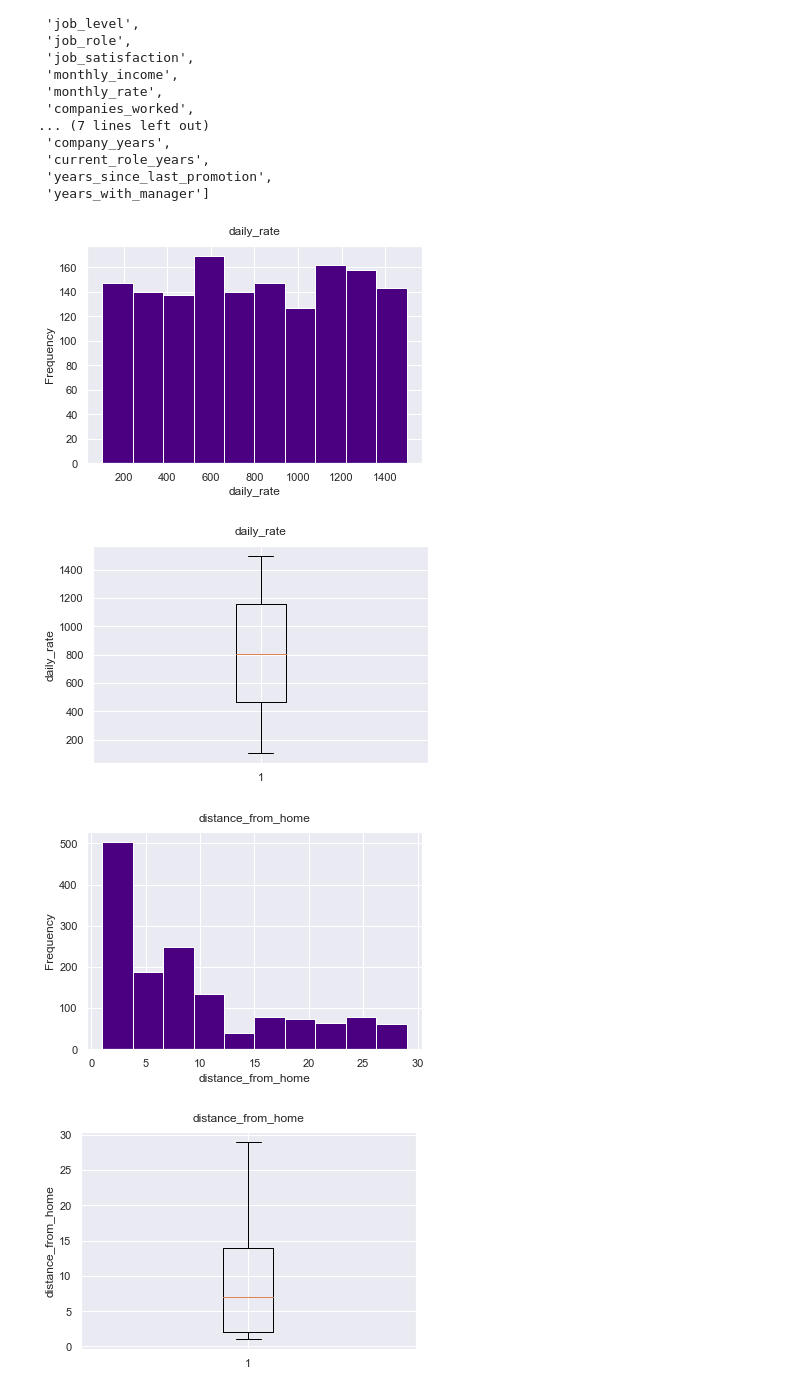
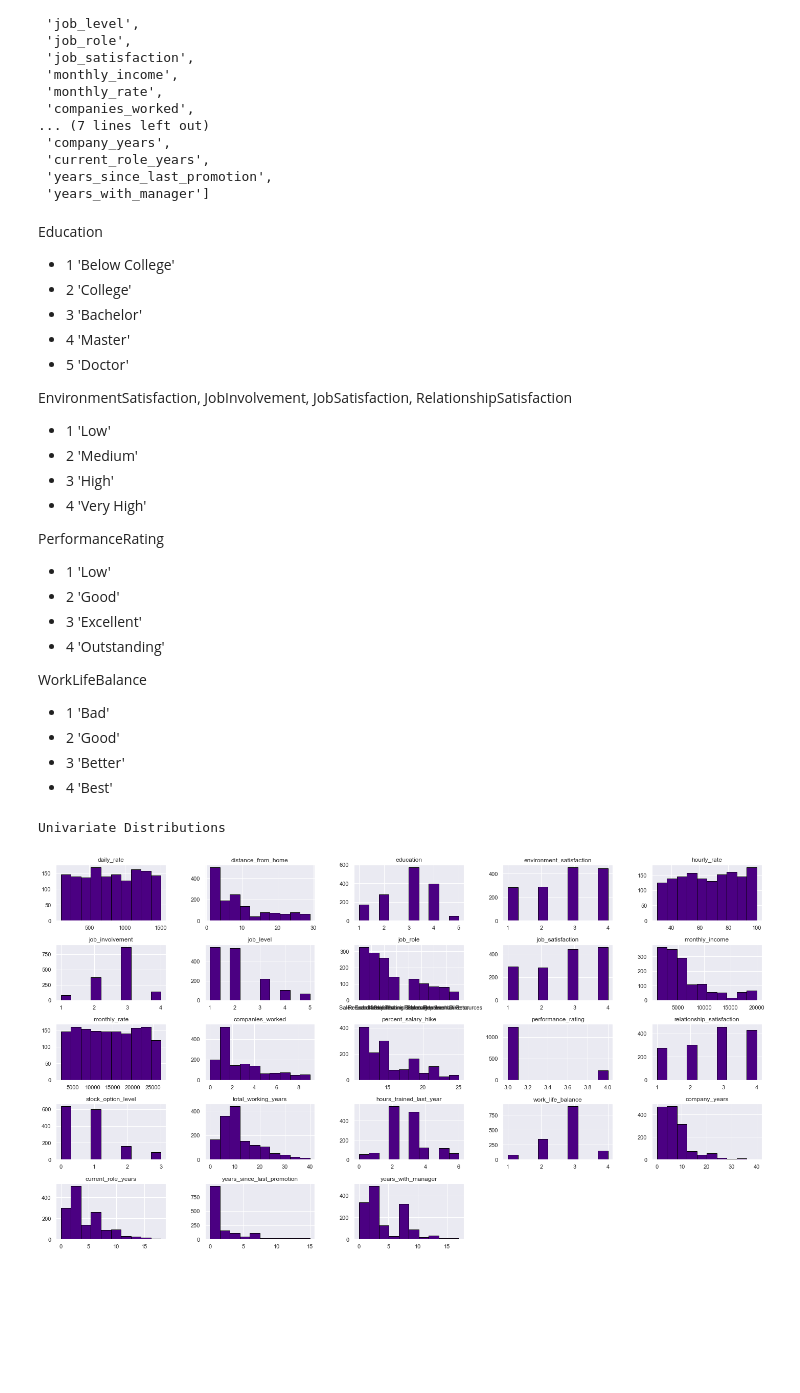
Before and after one commit to masonsherbondy/Individual-Project, a Jupyter notebook: workbook.ipynb, the cells around one changed output. Saved outputs shown, nothing was run; the diff lists cells and outputs as text; code cells hidden in the pictures; blank space fills up the shorter version.

Commit message:
univariate accomplished

```diff
--- a/workbook.ipynb
+++ b/workbook.ipynb
@@ -567,11 +524,36 @@ numeric
  'current_role_years',
  'years_since_last_promotion',
  'years_with_manager']
+# %% [markdown]
+Education
+* 1 'Below College'
+* 2 'College'
+* 3 'Bachelor'
+* 4 'Master'
+* 5 'Doctor'
+
+EnvironmentSatisfaction, JobInvolvement, JobSatisfaction, RelationshipSatisfaction
+* 1 'Low'
+* 2 'Medium'
+* 3 'High'
+* 4 'Very High'
+
+PerformanceRating
+* 1 'Low'
+* 2 'Good'
+* 3 'Excellent'
+* 4 'Outstanding'
+
+
+WorkLifeBalance
+* 1 'Bad'
+* 2 'Good'
+* 3 'Better'
+* 4 'Best'
 # %%
 #loop through numeric features to view distributions
-explore.plot_distributions(df, numeric)
+explore.distributions_plot(df, numeric)
+print('Univariate Distributions')
 # %% [output]
+Univariate Distributions
-[figure, old version]
+[figure, new version]
-[figure, removed]
-[figure, removed]
-[figure, removed]
```
Also changed, not shown: parts of 7 cells of this notebook, 1 other file.
